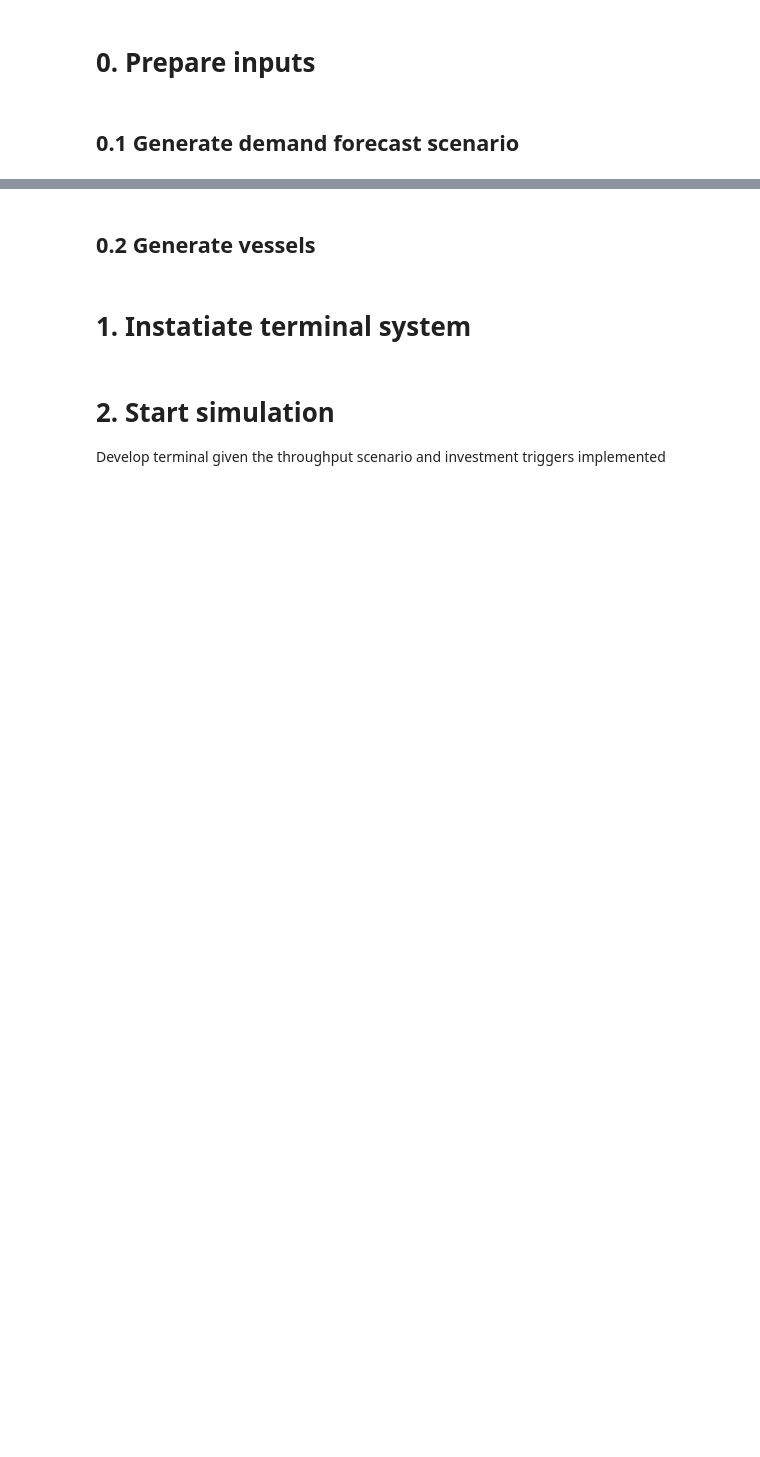
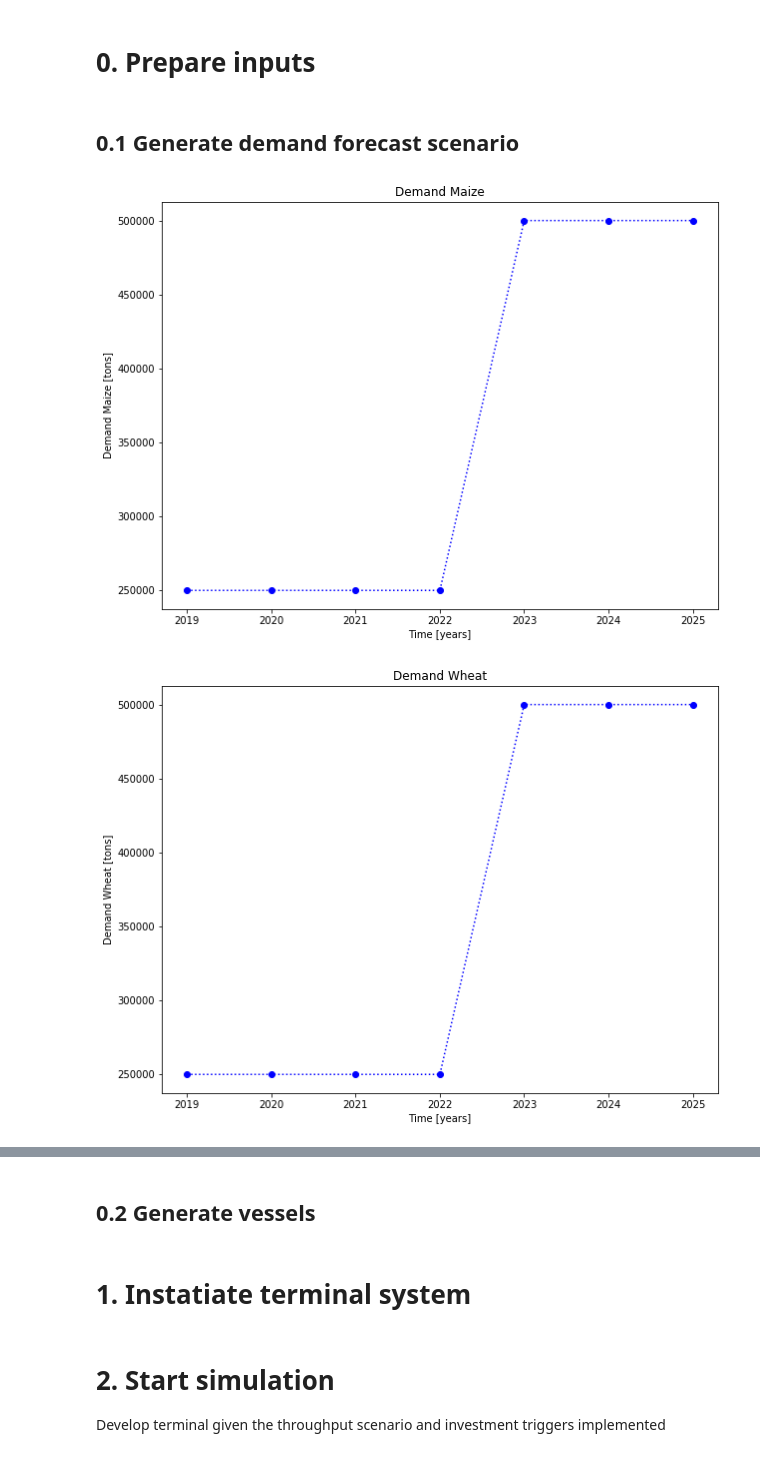
Before and after one commit to TUDelft-CITG/OpenTISim, a Jupyter notebook: notebooks/Example 02 - Example test to plot terminal elements.ipynb, the cells around one changed output, grey strips where cells are left out. Cells and saved outputs as stored; diff of their text form; code cells hidden in the pictures; blank space fills up the shorter version.

```diff
--- a/notebooks/Example 02 - Example test to plot terminal elements.ipynb
+++ b/notebooks/Example 02 - Example test to plot terminal elements.ipynb
@@ -12,33 +12,39 @@ from terminal_optimization import system
 # %% [markdown]
 ## 0.1 Generate demand forecast scenario
 # %%
-years = list(range(2019, 2019+20))
+years = list(range(2019, 2019+7))
 
 demand = []
 for year in years:
     if year < 2023:
         demand.append(250_000)
     else:
         demand.append(500_000)
 
 scenario_data={'year': years, 'volume': demand}
 
 # instantiate a commodity object
 maize = objects.Commodity(**defaults.maize_data)
 maize.handysize_perc = 100
 maize.handymax_perc = 0
 maize.panamax_perc = 0
 wheat = objects.Commodity(**defaults.wheat_data)
 soybeans = objects.Commodity(**defaults.soybean_data)
 
 maize.scenario_data = pd.DataFrame(data=scenario_data)
+maize.historic_data = []
 wheat.scenario_data = pd.DataFrame(data=scenario_data)
+wheat.historic_data = []
 soybeans.scenario_data = pd.DataFrame(data=scenario_data)
+soybeans.historic_data = []
 
 demand = [maize, wheat, soybeans]
 
 # plot scenarios
-if False:
+if True:
     maize.plot_demand()
     wheat.plot_demand()
     soybeans.plot_demand()
+# %% [output]
+[figure, added]
+[figure, added]
```
Also changed, not shown: parts of 6 cells of this notebook, 2 other files.
